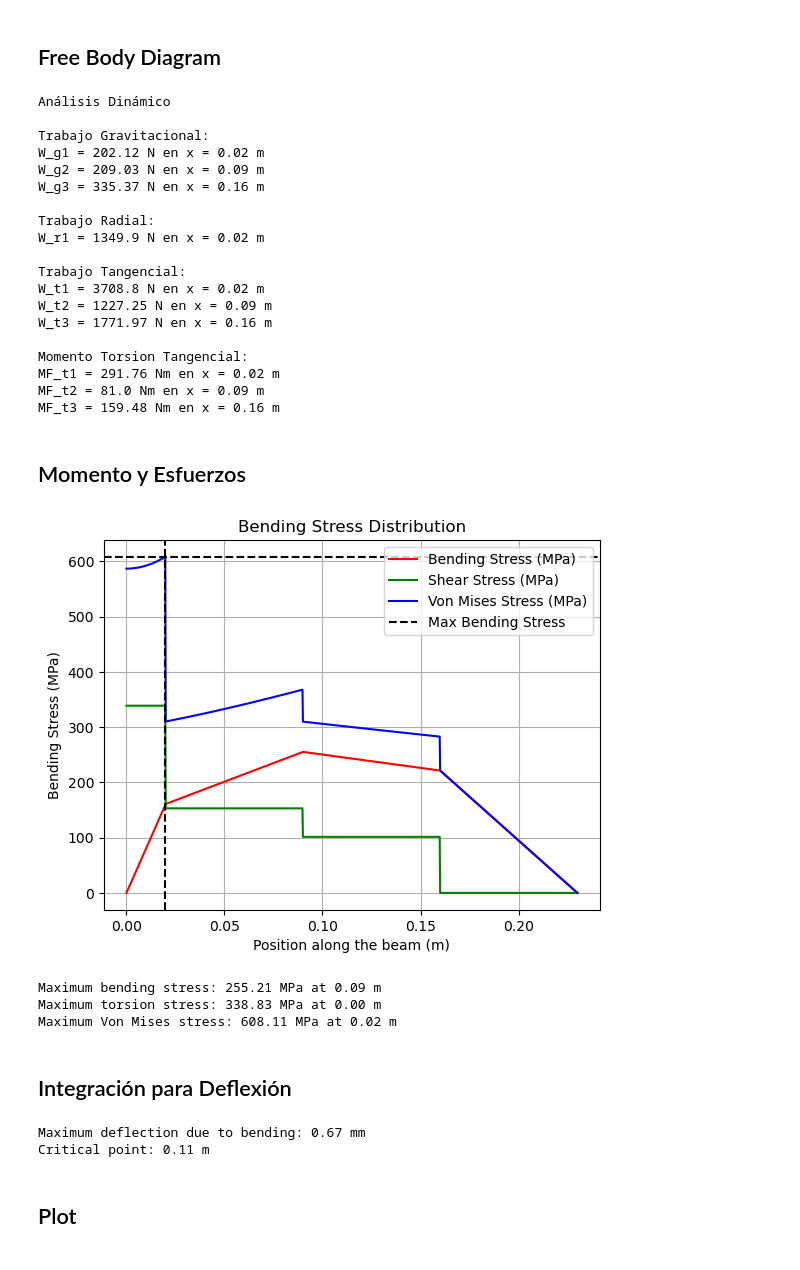
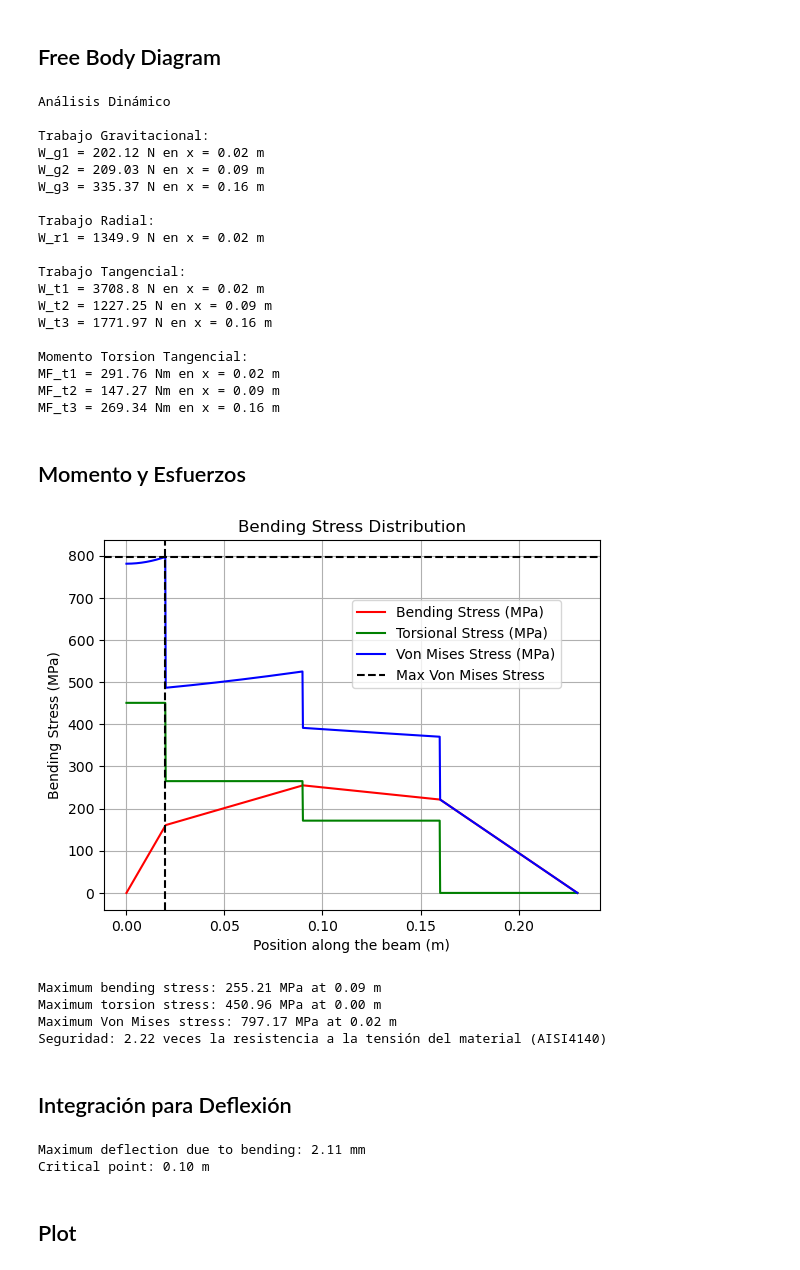
Before and after one commit to iangrosssan/Herramientas_de_Mecanico, a Jupyter notebook: proyecto_deflexion.ipynb, the cells around one changed output. Cells and saved outputs as stored; diff of their text form; code cells hidden in the pictures.

```diff
--- a/proyecto_deflexion.ipynb
+++ b/proyecto_deflexion.ipynb
@@ -61,9 +61,9 @@ g = 9.81  # Gravity [m/s^2]
 positions = [
     (0.00, 'Apoyo Simple'), # 1
     (0.02, 'Engrane Recto'), # 2
-    (0.07 + 0.02, 'Engrane Epicíclico'), # 3
-    (0.07 + 0.07 + 0.02, 'Engrane Epicíclico'), # 4
-    (0.07 + 0.07 + 0.07 + 0.02, 'Apoyo Simple') # 5
+    (0.02 + 0.07, 'Engrane Epicíclico'), # 3
+    (0.02 + 0.07 + 0.07, 'Engrane Epicíclico'), # 4
+    (0.02 + 0.07 + 0.07 + 0.07, 'Apoyo Simple') # 5
 ]
 
 L = positions[-1][0]  # Beam Length [m]
@@ -107,10 +107,9 @@ weight_map = {
 }
 
 
-r_CM0 = (D_E0 / 3) / 1000 # Radio del centroide [m]
-# Revisar
-r_CM1 = (D_ES1 / 3 - (D_ES1 + D_EP1)/2 + D_EC1/2)/1000 # Radio del centroide [m]
-r_CM2 = (D_ES2 / 3 - (D_ES2 + D_EP2)/2 + D_EC2/2) / 1000 # Radio del centroide [m]
+r_CM0 = (D_E0 / 3) / 1000 # Radio del centroide [m] - 2/3 R = D/3
+r_CM1 = (D_EC1/2)/1000 # Radio del centroide [m] - Corona
+r_CM2 = (D_EC2/2) / 1000 # Radio del centroide [m] - Corona
 
 radii_map = {
     1: r_CM0,  # Engrane Recto
@@ -211,8 +210,8 @@ W_t3 = 1771.97 N en x = 0.16 m
 
 Momento Torsion Tangencial:
 MF_t1 = 291.76 Nm en x = 0.02 m
-MF_t2 = 81.0 Nm en x = 0.09 m
-MF_t3 = 159.48 Nm en x = 0.16 m
+MF_t2 = 147.27 Nm en x = 0.09 m
+MF_t3 = 269.34 Nm en x = 0.16 m
 # %% [markdown]
 ## Momento y Esfuerzos
 # %%
@@ -241,45 +240,48 @@ for MT_ti, xMT_ti in zip(MT_t, xW_t):
 sigmaz = MF * y_max / I # Bending stress [Pa]
 sigma_max = np.max(np.abs(sigmaz))*1e-6  # Maximum bending stress [MPa]
 x_sigma_max = x[np.argmax(np.abs(sigmaz))]  # Position of maximum bending stress [m]
 
 tau = MT * y_max / J  # Shear stress [Pa]
 tau_max = np.max(np.abs(tau)) * 1e-6  # Maximum shear stress [MPa]
 x_tau_max = x[np.argmax(np.abs(tau))]  # Position of maximum shear stress [m]
 
 sigma_VonMises = np.sqrt(sigmaz**2 + 3 * tau**2)  # Von Mises stress [Pa]
 sigma_VonMises_max = np.max(sigma_VonMises) * 1e-6  # Maximum Von Mises stress [MPa]
 x_sigma_VonMises_max = x[np.argmax(sigma_VonMises)]  # Position of maximum Von Mises stress [m]
 
 #################
 # Generar Informe
 #################
 plt.title('Bending Stress Distribution')
 plt.xlabel('Position along the beam (m)')
 plt.ylabel('Bending Stress (MPa)')
 plt.plot(x, sigmaz * 1e-6, label='Bending Stress (MPa)', color='red')
-plt.plot(x, tau * 1e-6, label='Shear Stress (MPa)', color='green')
+plt.plot(x, tau * 1e-6, label='Torsional Stress (MPa)', color='green')
 plt.plot(x, sigma_VonMises * 1e-6, label='Von Mises Stress (MPa)', color='blue')
 
-plt.axhline(sigma_VonMises_max, color='black', linestyle='--', label='Max Bending Stress')
+plt.axhline(sigma_VonMises_max, color='black', linestyle='--', label='Max Von Mises Stress')
 plt.axvline(x_sigma_VonMises_max, color='black', linestyle='--')
 
 plt.grid()
-plt.legend()
+# Legend at the middle right
+plt.legend(loc=(0.5,0.6))
 plt.show()
 
 print(f'Maximum bending stress: {sigma_max:.2f} MPa at {x_sigma_max:.2f} m')
 print(f'Maximum torsion stress: {tau_max:.2f} MPa at {x_tau_max:.2f} m')
 print(f'Maximum Von Mises stress: {sigma_VonMises_max:.2f} MPa at {x_sigma_VonMises_max:.2f} m')
+print(f"Seguridad: {sigma_tension / sigma_VonMises_max:.2f} veces la resistencia a la tensión del material ({name})")
 # %% [output]
-[figure, old version]
+[figure, new version]
 Maximum bending stress: 255.21 MPa at 0.09 m
-Maximum torsion stress: 338.83 MPa at 0.00 m
-Maximum Von Mises stress: 608.11 MPa at 0.02 m
+Maximum torsion stress: 450.96 MPa at 0.00 m
+Maximum Von Mises stress: 797.17 MPa at 0.02 m
+Seguridad: 2.22 veces la resistencia a la tensión del material (AISI4140)
 # %% [markdown]
 ##  Integración para Deflexión
 # %%
 # Stress sigma
-theta0 = cumtrapz(MF / (E*I), x, initial=0)
+theta0 = cumtrapz(MF / (E*I) + MT / (G*J), x, initial=0)
 delta0 = cumtrapz(theta0, x, initial=0)
 
 C2 = delta0[-1] / L
@@ -293,8 +295,8 @@ x_max = x[np.argmax(np.abs(delta_bending))]
 print(f'Maximum deflection due to bending: {max_deflection_bending_mm:.2f} mm')
 print(f'Critical point: {x_max:.2f} m')
 # %% [output]
-Maximum deflection due to bending: 0.67 mm
-Critical point: 0.11 m
+Maximum deflection due to bending: 2.11 mm
+Critical point: 0.10 m
 # %% [markdown]
 ## Plot
 # %%
```
Also changed, not shown: parts of 3 cells of this notebook.
